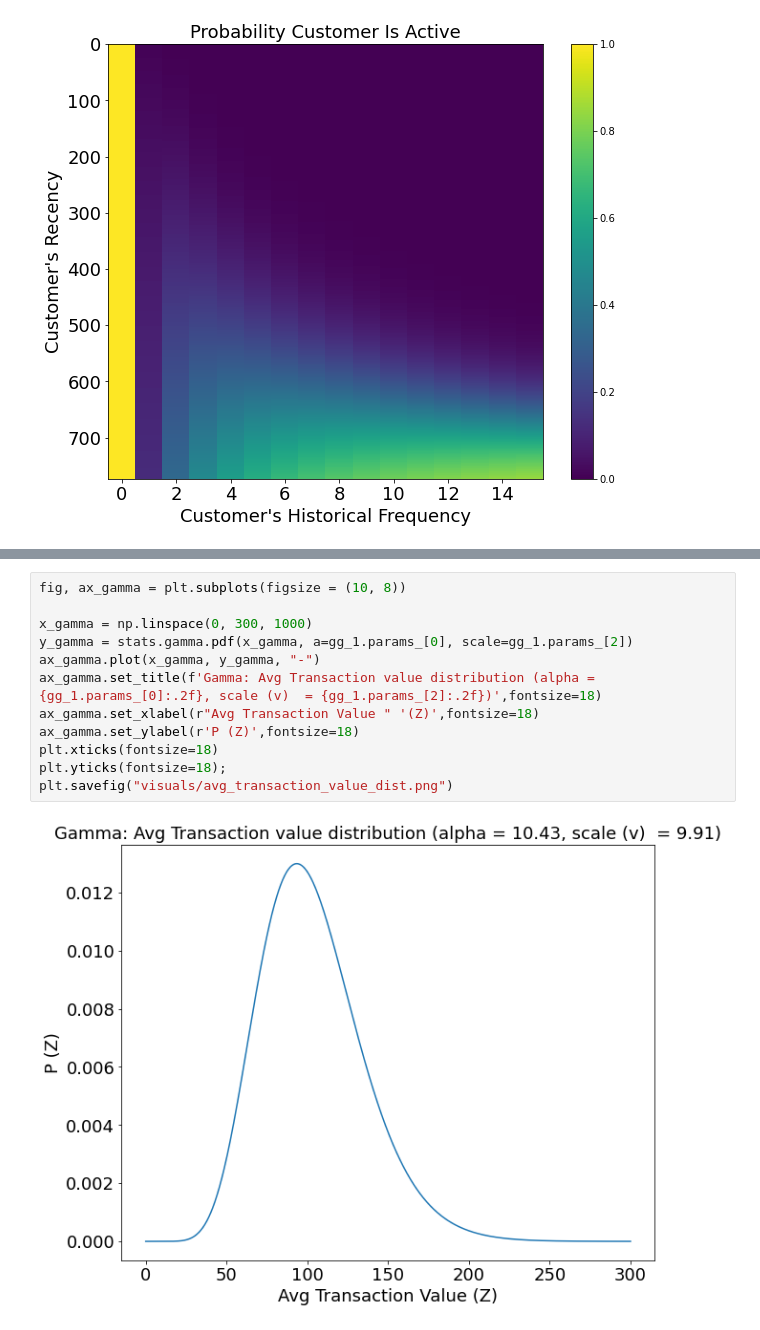
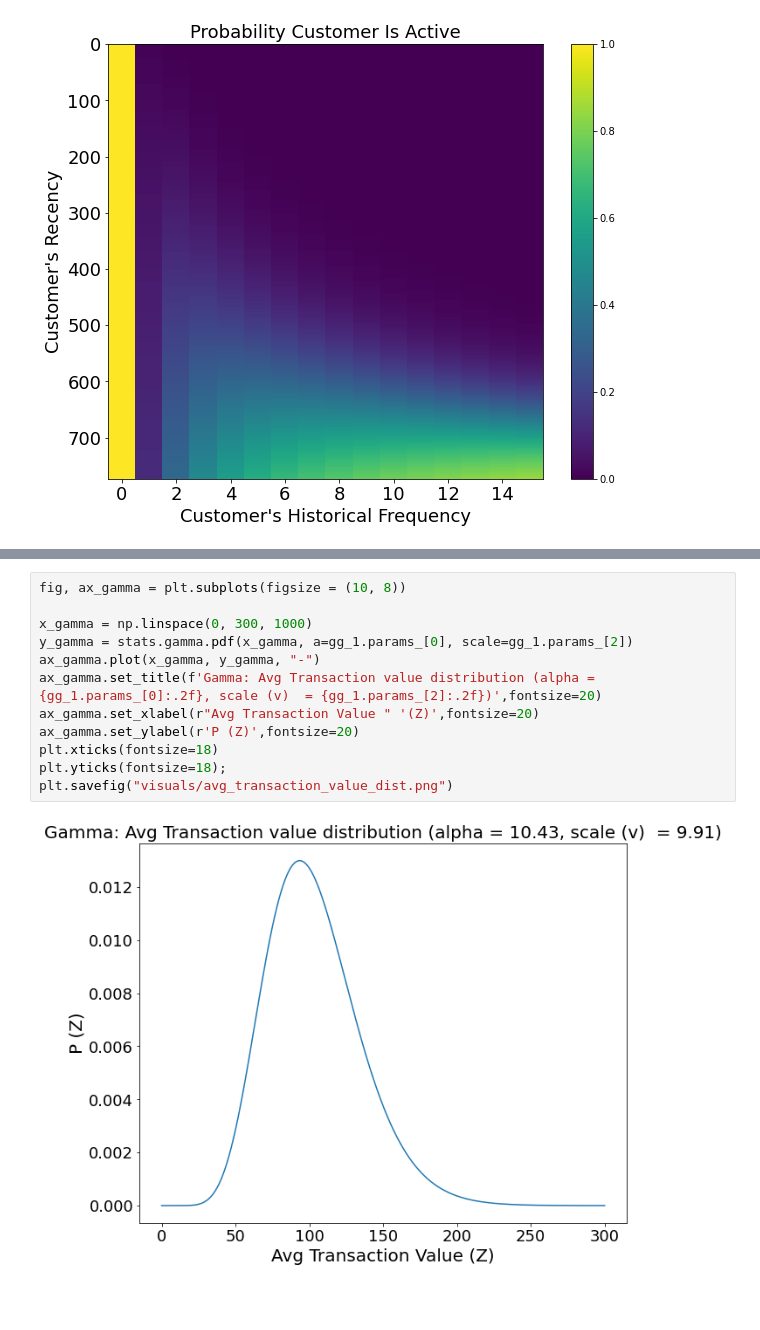
Before and after one commit to zander1268/custorama, a Jupyter notebook: bgnbd_gammagamma_modeling.ipynb, the cells around one changed output, grey strips where cells are left out. Saved outputs shown, nothing was run; the diff lists cells and outputs as text; blank space fills up the shorter version.

```diff
--- a/bgnbd_gammagamma_modeling.ipynb
+++ b/bgnbd_gammagamma_modeling.ipynb
@@ -741,14 +732,14 @@ plt.savefig("visuals/beta_deactivate_risk_dist.png")
 # %%
 fig, ax_gamma = plt.subplots(figsize = (10, 8))
 
 x_gamma = np.linspace(0, 300, 1000)
 y_gamma = stats.gamma.pdf(x_gamma, a=gg_1.params_[0], scale=gg_1.params_[2])
 ax_gamma.plot(x_gamma, y_gamma, "-")
-ax_gamma.set_title(f'Gamma: Avg Transaction value distribution (alpha = {gg_1.params_[0]:.2f}, scale (v)  = {gg_1.params_[2]:.2f})',fontsize=18)
-ax_gamma.set_xlabel(r"Avg Transaction Value " '(Z)',fontsize=18)
-ax_gamma.set_ylabel(r'P (Z)',fontsize=18)
+ax_gamma.set_title(f'Gamma: Avg Transaction value distribution (alpha = {gg_1.params_[0]:.2f}, scale (v)  = {gg_1.params_[2]:.2f})',fontsize=20)
+ax_gamma.set_xlabel(r"Avg Transaction Value " '(Z)',fontsize=20)
+ax_gamma.set_ylabel(r'P (Z)',fontsize=20)
 plt.xticks(fontsize=18)
 plt.yticks(fontsize=18);
 plt.savefig("visuals/avg_transaction_value_dist.png")
 # %% [output]
-[figure, old version]
+[figure, new version]
```
Also changed, not shown: parts of 21 cells of this notebook, 6 other files.
